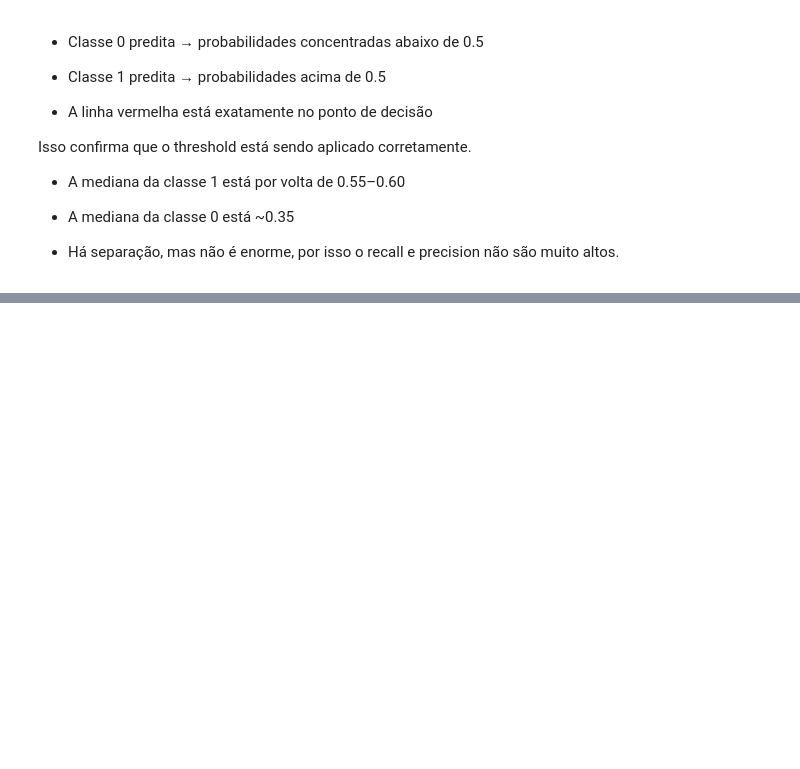
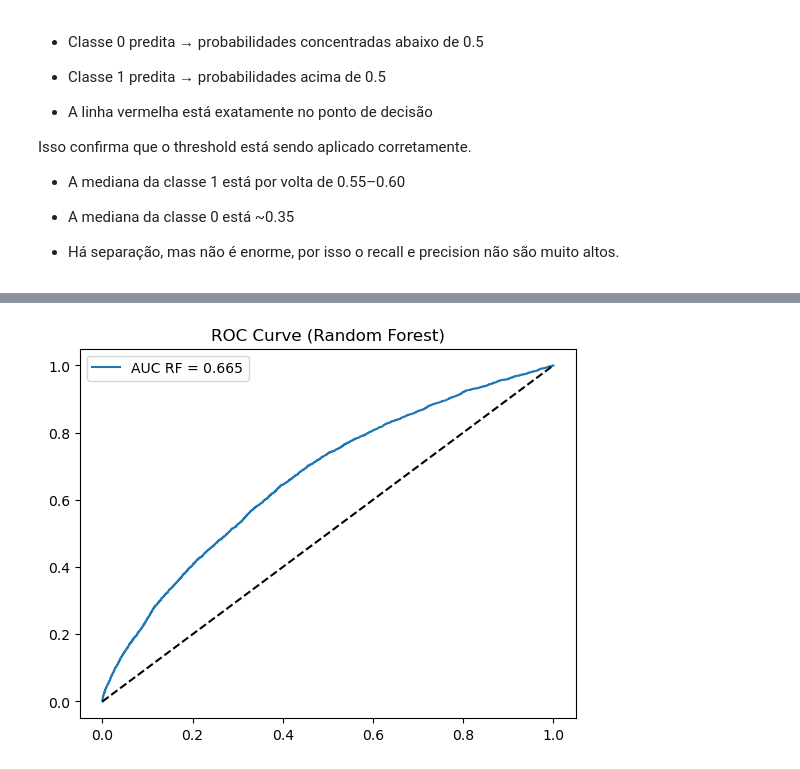
Before and after one commit to andradewagner/kmeansclustering, a Jupyter notebook: scikit-learn-26e1-2.ipynb, the cells around one changed output, grey strips where cells are left out. Cells and saved outputs as stored; diff of their text form; code cells hidden in the pictures; blank space fills up the shorter version.

```diff
--- a/scikit-learn-26e1-2.ipynb
+++ b/scikit-learn-26e1-2.ipynb
@@ -544,0 +1050,13 @@ print("Classification Report (Árvore de Decisão):\n", classification_report(y_
+# %%
+random_search_rf = RandomizedSearchCV(
+    estimator=pipeline_rf,
+    param_distributions=params_grid_rf,
+    cv=splitter,
+    scoring='f1',
+    n_jobs=-1,
+    refit=True,
+    error_score=0,
+    # O treinamento ficou muito lento. Usando com valor reduzido.
+    n_iter=1,
+    random_state=42
+)
@@ -544,0 +1076,2 @@ print("Classification Report (Árvore de Decisão):\n", classification_report(y_
+# %%
+random_search_rf.fit(x_train, y_train)
@@ -544,0 +1194,19 @@ print("Classification Report (Árvore de Decisão):\n", classification_report(y_
+# %%
+yhat_test_rf_proba = random_search_rf.best_estimator_.predict_proba(x_test)[:, 1]
+yhat_test_xgb_proba = random_search_xgb.best_estimator_.predict_proba(x_test)[:, 1]
+# %%
+# Calculando a curva ROC e a AUC para o modelo SVM
+
+fpr_rf, tpr_rf, _ = roc_curve(y_test, yhat_test_rf_proba)
+auc_rf = auc(fpr_rf, tpr_rf)
+
+fpr_xgb, tpr_xgb, _ = roc_curve(y_test, yhat_test_xgb_proba)
+auc_xgb = auc(fpr_xgb, tpr_xgb)
+# %%
+plt.plot(fpr_rf, tpr_rf, label='AUC RF = {:.3f}'.format(auc_rf))
+plt.plot([0, 1], [0, 1], 'k--')
+plt.title('ROC Curve (Random Forest)')
+plt.legend()
+plt.show()
+# %% [output]
+[figure, added]
```
Also changed, not shown: parts of 58 cells of this notebook, 1 other file.
